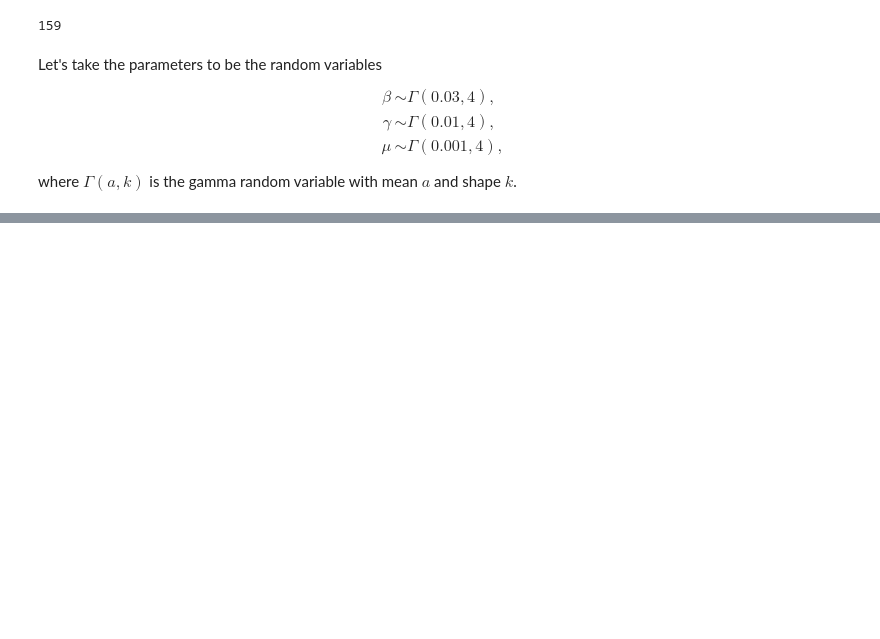
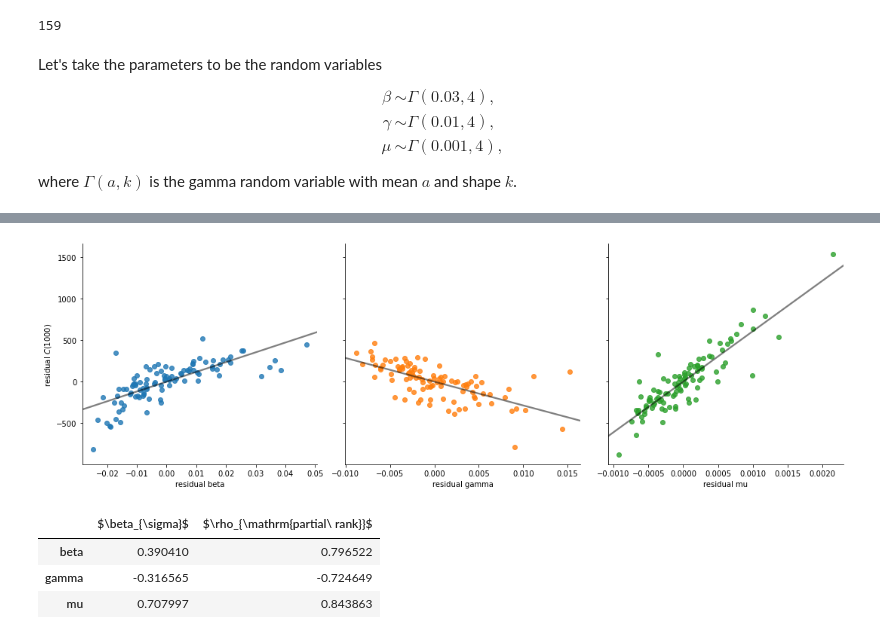
Before and after one commit to janmedlock/sensitivity_analysis, a Jupyter notebook: cumulative_new_infections.ipynb, the cells around one changed output, grey strips where cells are left out. Cells and saved outputs as stored; diff of their text form; code cells hidden in the pictures; blank space fills up the shorter version.

```diff
--- a/cumulative_new_infections.ipynb
+++ b/cumulative_new_infections.ipynb
@@ -203,0 +198,18 @@ dtype: float64
+# %%
+fg = sensitivity_analysis.residualplots_samples(samples, cum_inf)
+_ = fg.set_ylabels(r'residual $C(1000)$')
+# %% [output]
+[figure, added]
+# %%
+table = {}
+table[r'$\beta_{\sigma}$'] = sensitivity_analysis.linreg_coefficients_samples(
+    samples, cum_inf)
+table[r'$\rho_{\mathrm{partial\ rank}}$'] = sensitivity_analysis.PRCC_samples(
+    samples, cum_inf)
+table = pandas.DataFrame(table)
+table
+# %% [output]
+|  | $\beta_{\sigma}$ | $\rho_{\mathrm{partial\ rank}}$ |
+| beta | 0.390410 | 0.796522 |
+| gamma | -0.316565 | -0.724649 |
+| mu | 0.707997 | 0.843863 |
```
Also changed, not shown: parts of 3 cells of this notebook, 1 other file.
